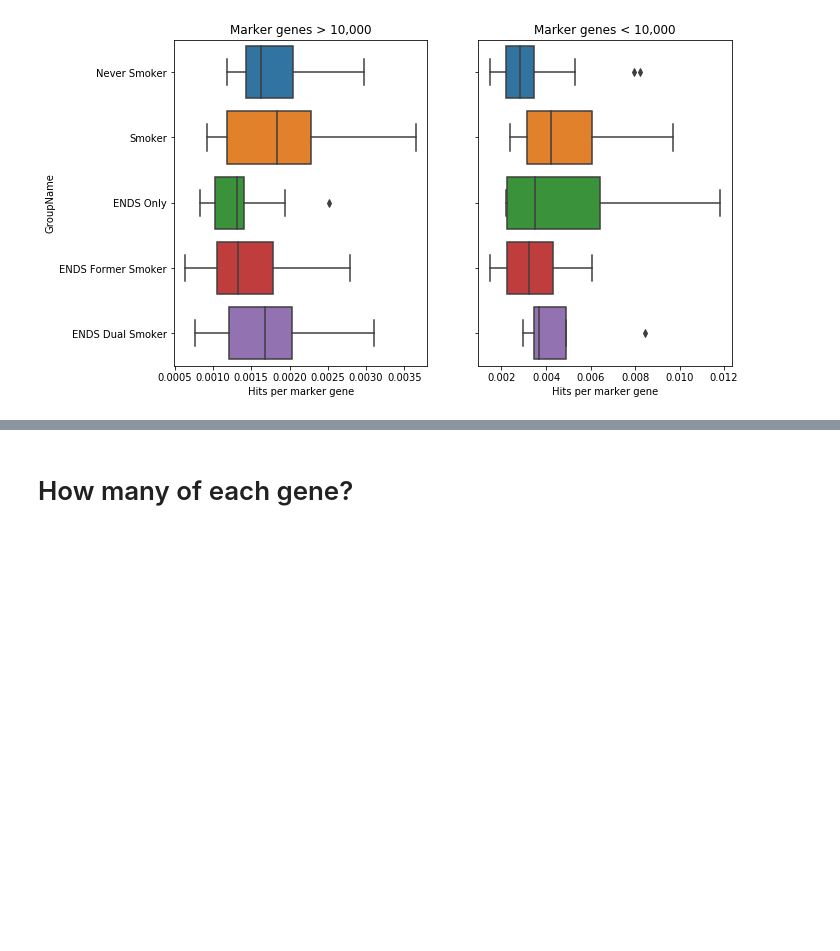
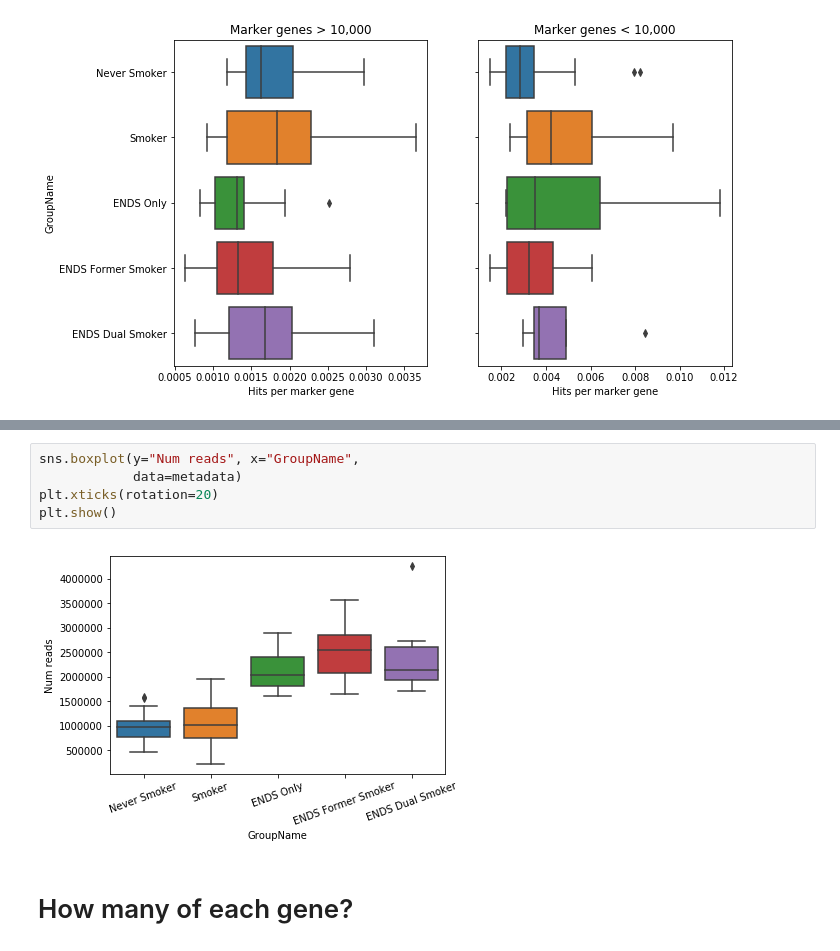
Before and after one commit to sterrettJD/Nicotine-Microbiome, a Jupyter notebook: diamond_analysis/diamond_analysis.ipynb, the cells around one changed output, grey strips where cells are left out. Drawn from its saved outputs; the diff is of its cells as text; blank space fills up the shorter version.

```diff
--- a/diamond_analysis/diamond_analysis.ipynb
+++ b/diamond_analysis/diamond_analysis.ipynb
@@ -390,3 +445,10 @@ plt.show()
+# %%
+sns.boxplot(y="Num reads", x="GroupName",
+            data=metadata)
+plt.xticks(rotation=20)
+plt.show()
+# %% [output]
+[figure, added]
 # %% [markdown]
 # How many of each gene?
 # %%
```
Also changed, not shown: parts of 12 cells of this notebook.
